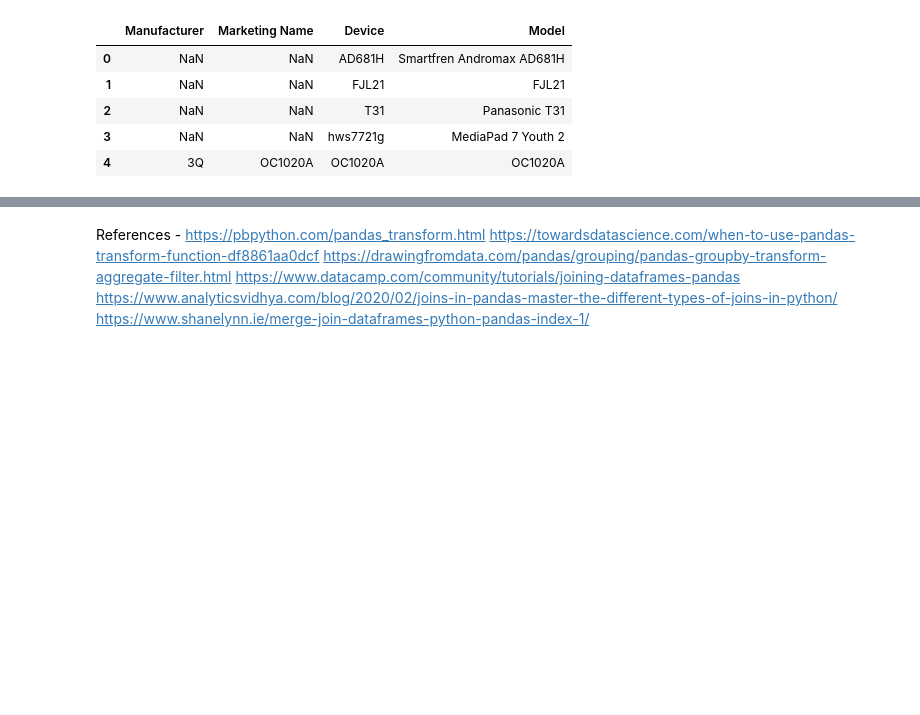
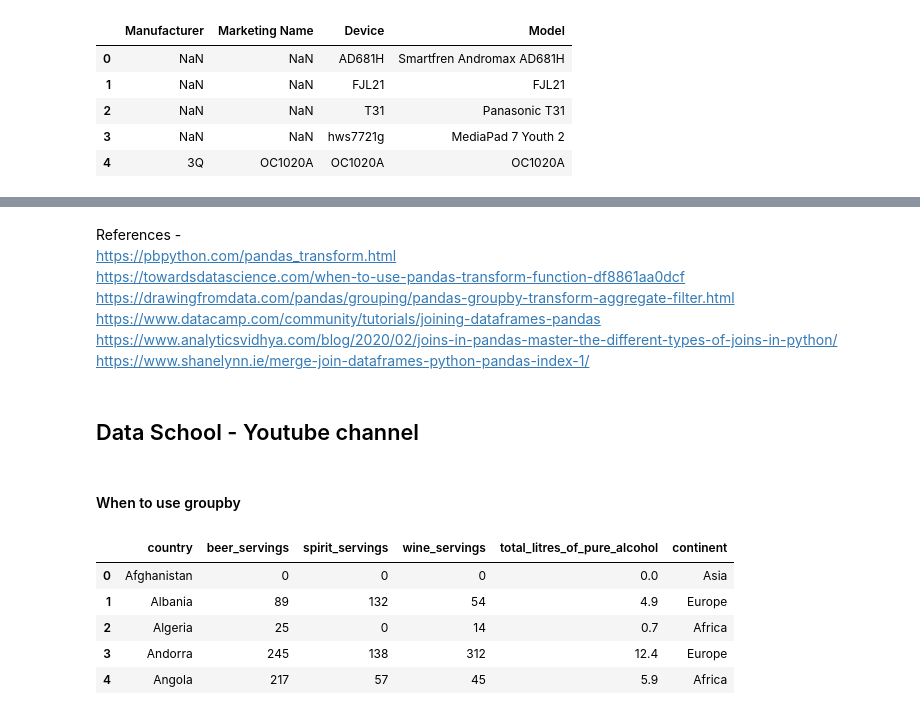
Before and after one commit to ltoco/Data-analysis-basics, a Jupyter notebook: pandas_refresher.ipynb, the cells around one changed output, grey strips where cells are left out. Saved outputs shown, nothing was run; the diff lists cells and outputs as text; code cells hidden in the pictures; blank space fills up the shorter version.

```diff
--- a/pandas_refresher.ipynb
+++ b/pandas_refresher.ipynb
@@ -663,7 +644,22 @@ merge2.groupby("Manufacturer").agg({
 # %% [markdown]
-References - https://pbpython.com/pandas_transform.html
-    https://towardsdatascience.com/when-to-use-pandas-transform-function-df8861aa0dcf
-        https://drawingfromdata.com/pandas/grouping/pandas-groupby-transform-aggregate-filter.html
-            https://www.datacamp.com/community/tutorials/joining-dataframes-pandas
-                https://www.analyticsvidhya.com/blog/2020/02/joins-in-pandas-master-the-different-types-of-joins-in-python/
-                    https://www.shanelynn.ie/merge-join-dataframes-python-pandas-index-1/
+References -<br> https://pbpython.com/pandas_transform.html <br>
+https://towardsdatascience.com/when-to-use-pandas-transform-function-df8861aa0dcf <br>
+https://drawingfromdata.com/pandas/grouping/pandas-groupby-transform-aggregate-filter.html <br>
+https://www.datacamp.com/community/tutorials/joining-dataframes-pandas <br>
+https://www.analyticsvidhya.com/blog/2020/02/joins-in-pandas-master-the-different-types-of-joins-in-python/ <br>
+https://www.shanelynn.ie/merge-join-dataframes-python-pandas-index-1/ <br>
+# %% [markdown]
+## Data School - Youtube channel
+# %% [markdown]
+#### When to use groupby
+# %%
+drinks_data = pd.read_csv("http://bit.ly/drinksbycountry")
+# %%
+drinks_data.head()
+# %% [output]
+|  | country | beer_servings | spirit_servings | wine_servings | total_litres_of_pure_alcohol | continent |
+| 0 | Afghanistan | 0 | 0 | 0 | 0.0 | Asia |
+| 1 | Albania | 89 | 132 | 54 | 4.9 | Europe |
+| 2 | Algeria | 25 | 0 | 14 | 0.7 | Africa |
+| 3 | Andorra | 245 | 138 | 312 | 12.4 | Europe |
+| 4 | Angola | 217 | 57 | 45 | 5.9 | Africa |
```
Also changed, not shown: parts of 26 cells of this notebook.
